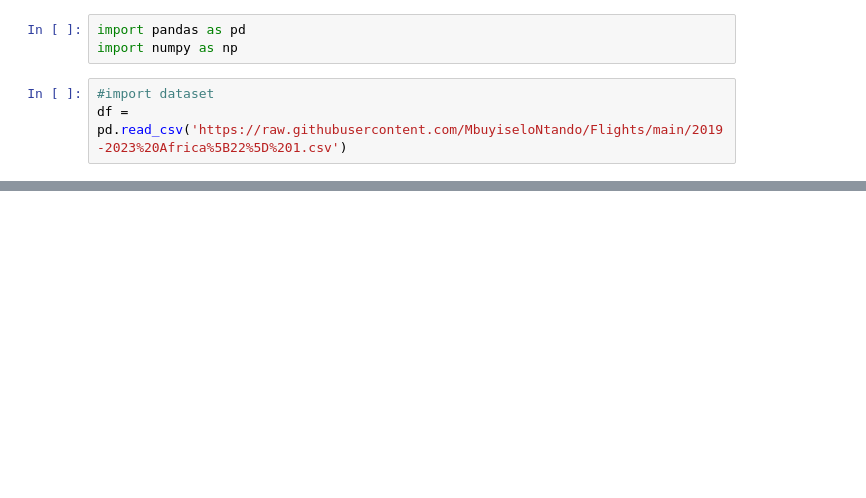
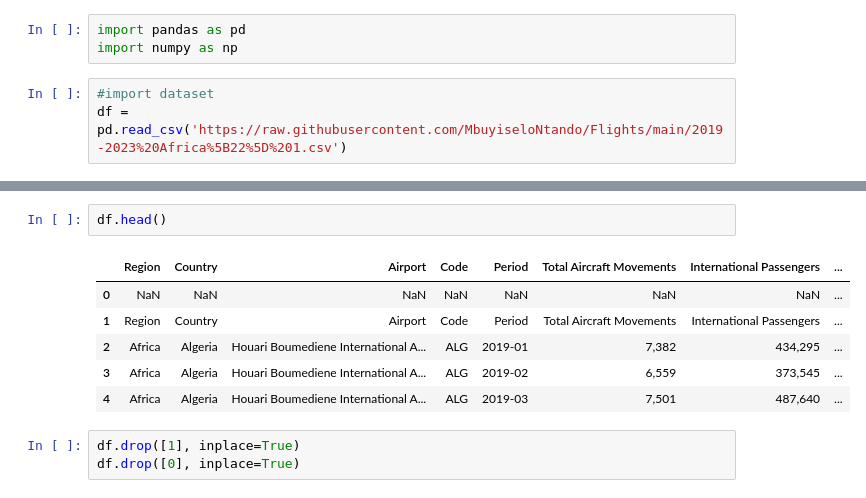
Before and after one commit to MbuyiseloNtando/Flights, a Jupyter notebook: Africa.ipynb, the cells around one changed output, grey strips where cells are left out. Saved outputs shown, nothing was run; the diff lists cells and outputs as text; blank space fills up the shorter version.

```diff
--- a/Africa.ipynb
+++ b/Africa.ipynb
@@ -17,0 +31,12 @@ df.head()
+# %%
+df.head()
+# %% [output]
+|  | Region | Country | Airport | Code | Period | Total Aircraft Movements | International Passengers | ... |
+| 0 | NaN | NaN | NaN | NaN | NaN | NaN | NaN | ... |
+| 1 | Region | Country | Airport | Code | Period | Total Aircraft Movements | International Passengers | ... |
+| 2 | Africa | Algeria | Houari Boumediene International A... | ALG | 2019-01 | 7,382 | 434,295 | ... |
+| 3 | Africa | Algeria | Houari Boumediene International A... | ALG | 2019-02 | 6,559 | 373,545 | ... |
+| 4 | Africa | Algeria | Houari Boumediene International A... | ALG | 2019-03 | 7,501 | 487,640 | ... |
+# %%
+df.drop([1], inplace=True)
+df.drop([0], inplace=True)
```
Also changed, not shown: parts of 16 cells of this notebook.
